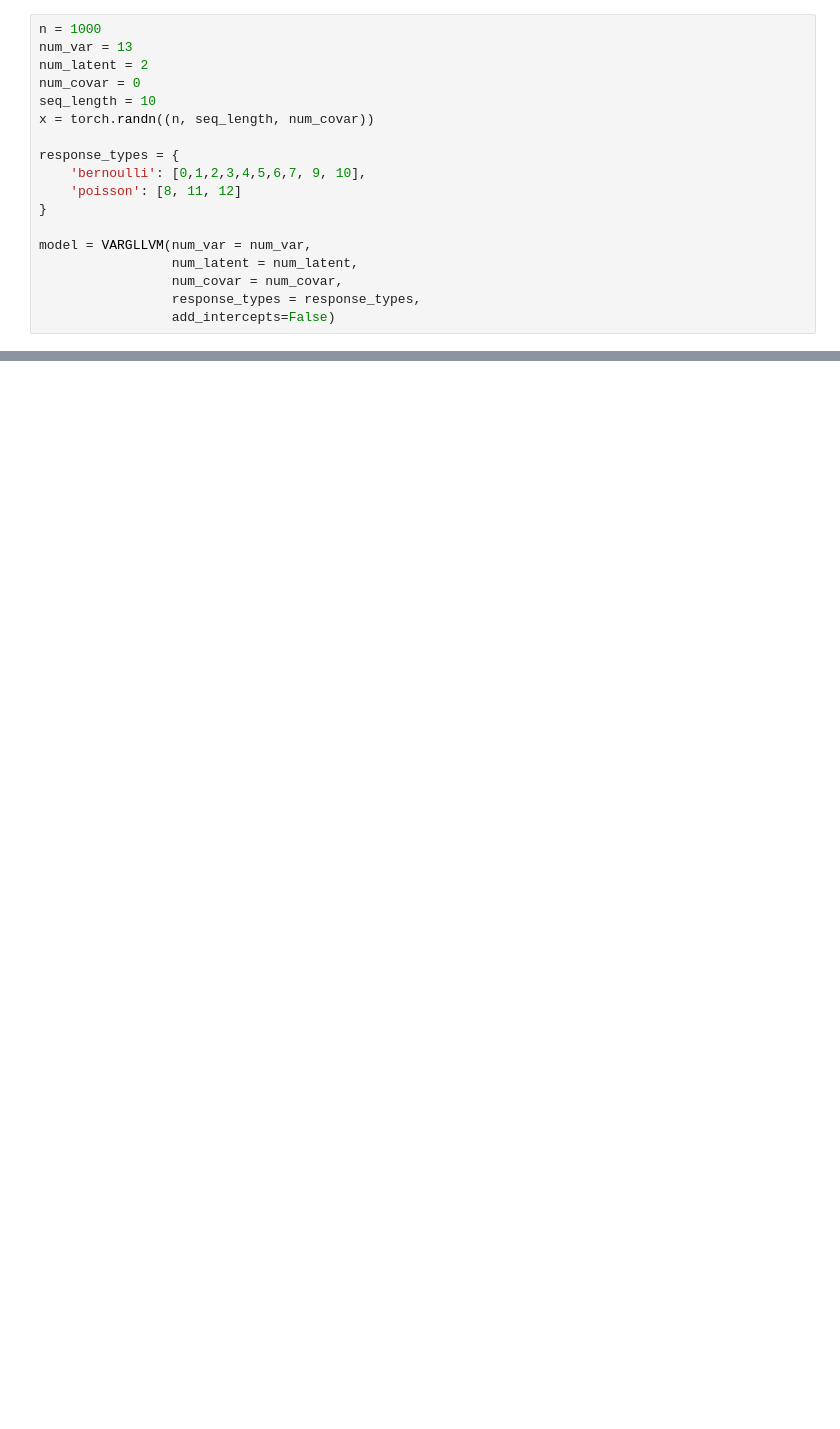
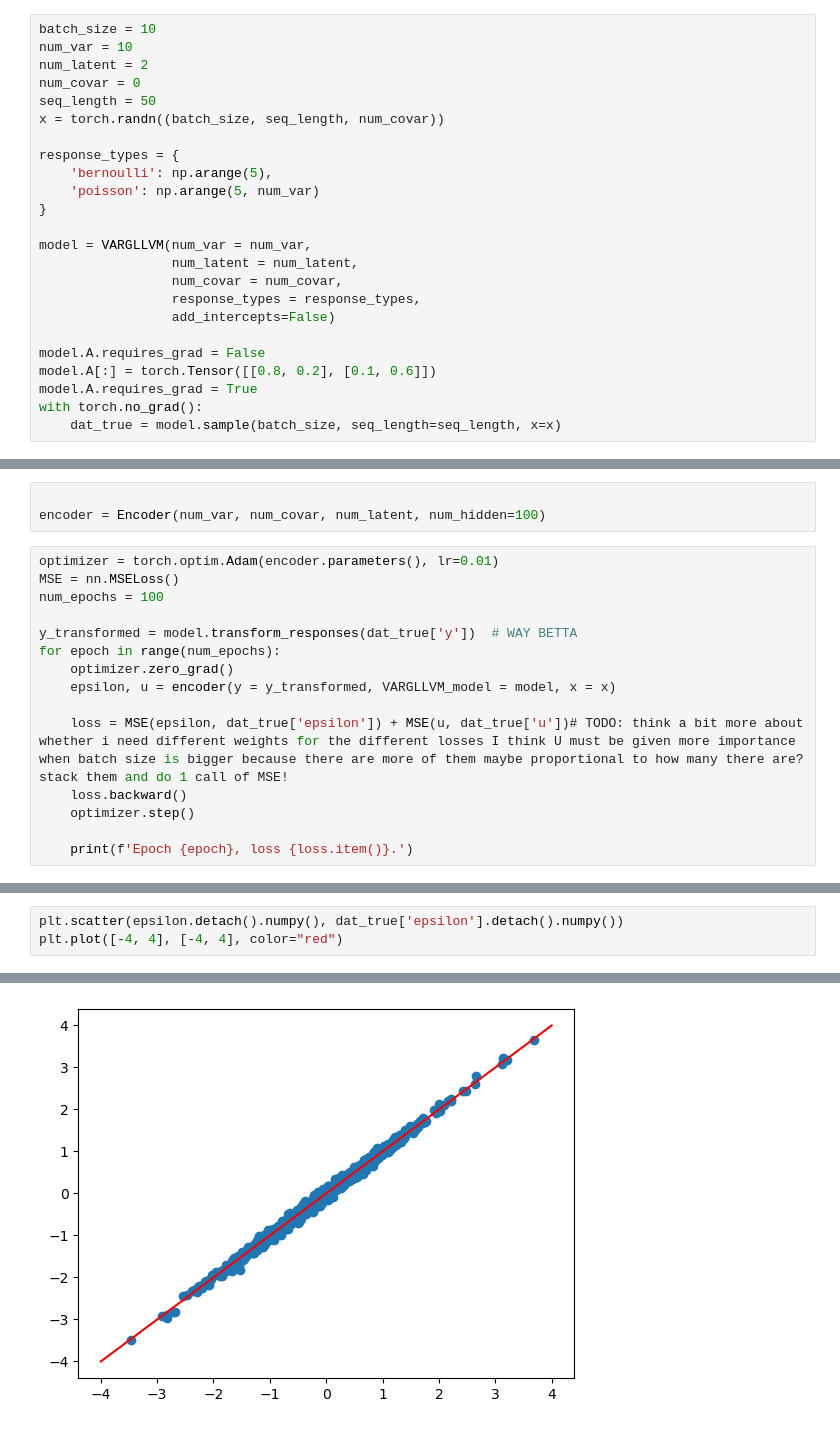
Before and after one commit to wiwh/gllvmprime, a Jupyter notebook: code/VARGLLVM.ipynb, the cells around one changed output, grey strips where cells are left out. Saved outputs shown, nothing was run; the diff lists cells and outputs as text; blank space fills up the shorter version.

Commit message:
encoder is training (not so well but oh well

```diff
--- a/code/VARGLLVM.ipynb
+++ b/code/VARGLLVM.ipynb
@@ -225,14 +332,14 @@ class VARGLLVM(nn.Module):
 # %%
-n = 1000
-num_var = 13
+batch_size = 10
+num_var = 10
 num_latent = 2
 num_covar = 0
-seq_length = 10
-x = torch.randn((n, seq_length, num_covar))
+seq_length = 50
+x = torch.randn((batch_size, seq_length, num_covar))
 
 response_types = {
-    'bernoulli': [0,1,2,3,4,5,6,7, 9, 10],
-    'poisson': [8, 11, 12]
+    'bernoulli': np.arange(5),
+    'poisson': np.arange(5, num_var)
 }
 
 model = VARGLLVM(num_var = num_var,
@@ -240,3 +347,9 @@ model = VARGLLVM(num_var = num_var,
                  num_covar = num_covar,
                  response_types = response_types,
                  add_intercepts=False)
+
+model.A.requires_grad = False
+model.A[:] = torch.Tensor([[0.8, 0.2], [0.1, 0.6]])
+model.A.requires_grad = True
+with torch.no_grad():
+    dat_true = model.sample(batch_size, seq_length=seq_length, x=x)
@@ -244,0 +356,18 @@ model.sample()
+# %%
+
+encoder = Encoder(num_var, num_covar, num_latent, num_hidden=100)
+# %%
+optimizer = torch.optim.Adam(encoder.parameters(), lr=0.01)
+MSE = nn.MSELoss()
+num_epochs = 100
+
+y_transformed = model.transform_responses(dat_true['y'])  # WAY BETTA
+for epoch in range(num_epochs):
+    optimizer.zero_grad()
+    epsilon, u = encoder(y = y_transformed, VARGLLVM_model = model, x = x)
+
+    loss = MSE(epsilon, dat_true['epsilon']) + MSE(u, dat_true['u'])# TODO: think a bit more about  whether i need different weights for the different losses I think U must be given more importance when batch size is bigger because there are more of them maybe proportional to how many there are? stack them and do 1 call of MSE!
+    loss.backward()
+    optimizer.step()
+
+    print(f'Epoch {epoch}, loss {loss.item()}.')
@@ -244,0 +393,4 @@ model.sample()
+# %%
+plt.scatter(epsilon.detach().numpy(), dat_true['epsilon'].detach().numpy())
+plt.plot([-4, 4], [-4, 4], color="red")
+# %% [output]
@@ -244,0 +398 @@ model.sample()
+[figure, added]
```
Also changed, not shown: parts of 8 cells of this notebook, 2 other files.
